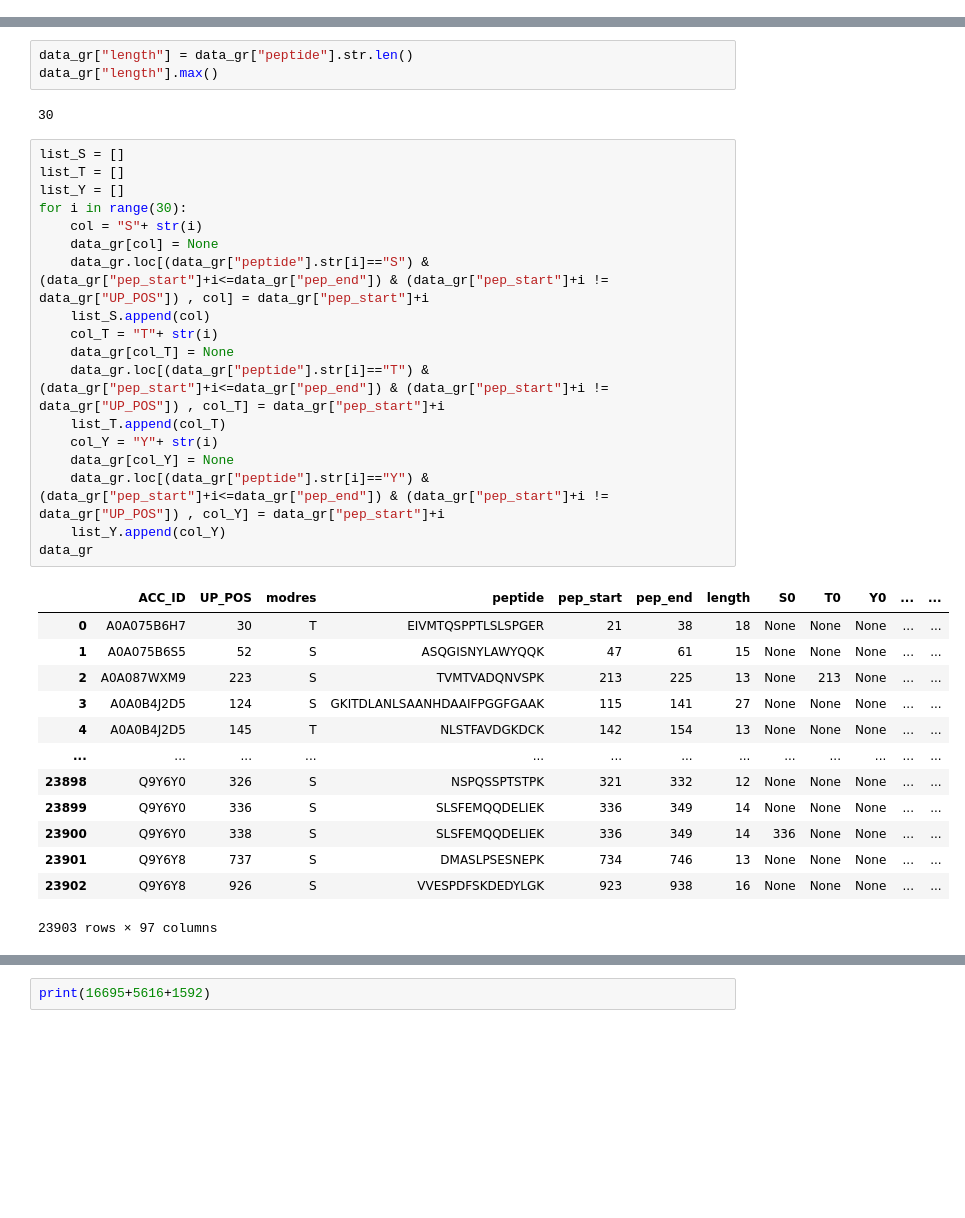
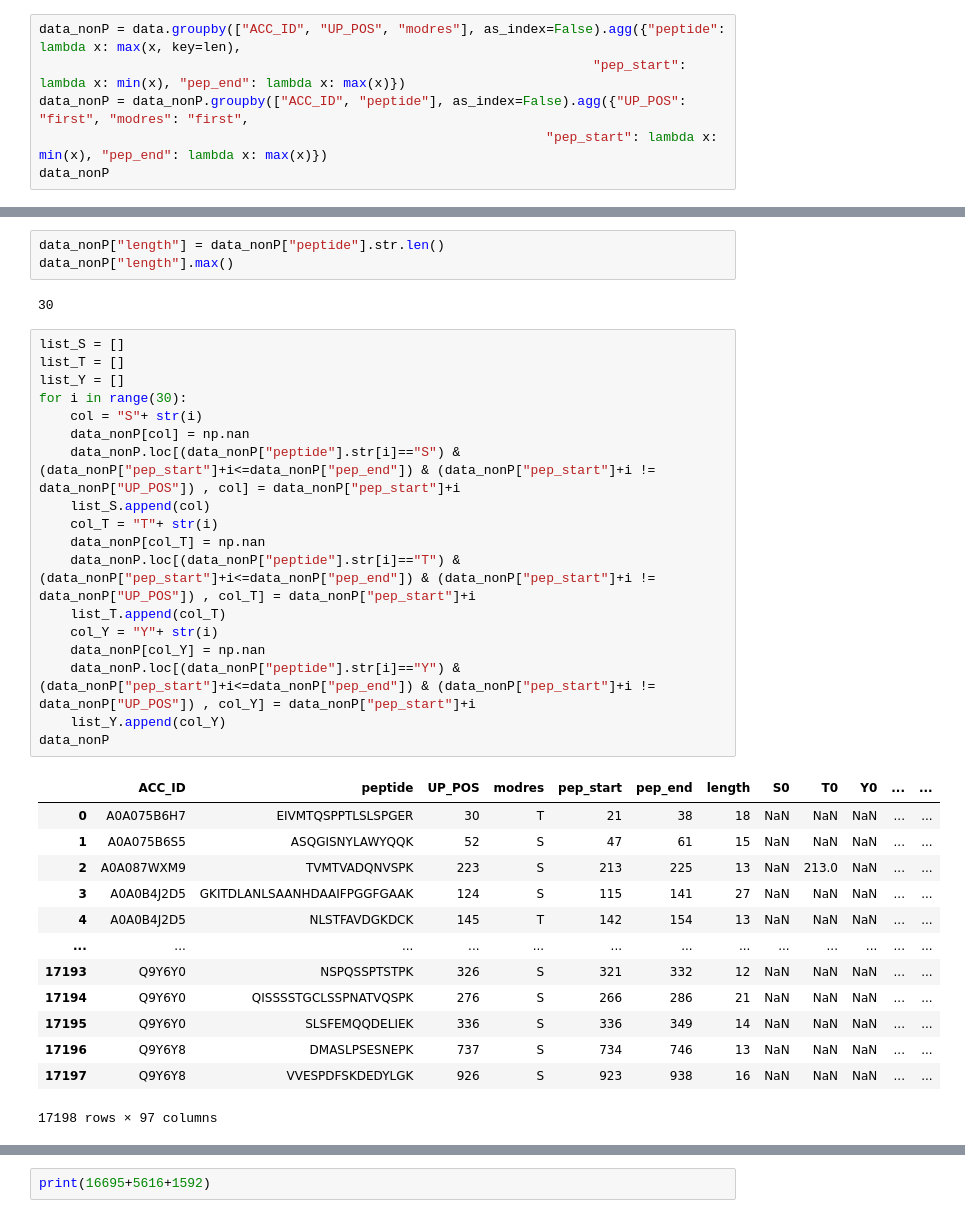
Before and after one commit to Hanne-Devos/Master_thesis, a Jupyter notebook: WP2/WP2 mutational analysis_TCGA.ipynb, the cells around one changed output, grey strips where cells are left out. Drawn from its saved outputs; the diff is of its cells as text; blank space fills up the shorter version.

```diff
--- a/WP2/WP2 mutational analysis_TCGA.ipynb
+++ b/WP2/WP2 mutational analysis_TCGA.ipynb
@@ -1350,0 +1350,6 @@ data_gr.head()
+# %%
+data_nonP = data.groupby(["ACC_ID", "UP_POS", "modres"], as_index=False).agg({"peptide": lambda x: max(x, key=len),
+                                                                       "pep_start": lambda x: min(x), "pep_end": lambda x: max(x)})
+data_nonP = data_nonP.groupby(["ACC_ID", "peptide"], as_index=False).agg({"UP_POS": "first", "modres": "first",
+                                                                 "pep_start": lambda x: min(x), "pep_end": lambda x: max(x)})
+data_nonP
@@ -1351,37 +1370,37 @@ data_gr.head()
 # %%
-data_gr["length"] = data_gr["peptide"].str.len()
-data_gr["length"].max()
+data_nonP["length"] = data_nonP["peptide"].str.len()
+data_nonP["length"].max()
 # %% [output]
 30
 # %%
 list_S = []
 list_T = []
 list_Y = []
 for i in range(30):
     col = "S"+ str(i)
-    data_gr[col] = None
-    data_gr.loc[(data_gr["peptide"].str[i]=="S") & (data_gr["pep_start"]+i<=data_gr["pep_end"]) & (data_gr["pep_start"]+i != data_gr["UP_POS"]) , col] = data_gr["pep_start"]+i
+    data_nonP[col] = np.nan
+    data_nonP.loc[(data_nonP["peptide"].str[i]=="S") & (data_nonP["pep_start"]+i<=data_nonP["pep_end"]) & (data_nonP["pep_start"]+i != data_nonP["UP_POS"]) , col] = data_nonP["pep_start"]+i
     list_S.append(col)
     col_T = "T"+ str(i)
-    data_gr[col_T] = None
-    data_gr.loc[(data_gr["peptide"].str[i]=="T") & (data_gr["pep_start"]+i<=data_gr["pep_end"]) & (data_gr["pep_start"]+i != data_gr["UP_POS"]) , col_T] = data_gr["pep_start"]+i
+    data_nonP[col_T] = np.nan
+    data_nonP.loc[(data_nonP["peptide"].str[i]=="T") & (data_nonP["pep_start"]+i<=data_nonP["pep_end"]) & (data_nonP["pep_start"]+i != data_nonP["UP_POS"]) , col_T] = data_nonP["pep_start"]+i
     list_T.append(col_T)
     col_Y = "Y"+ str(i)
-    data_gr[col_Y] = None
-    data_gr.loc[(data_gr["peptide"].str[i]=="Y") & (data_gr["pep_start"]+i<=data_gr["pep_end"]) & (data_gr["pep_start"]+i != data_gr["UP_POS"]) , col_Y] = data_gr["pep_start"]+i
+    data_nonP[col_Y] = np.nan
+    data_nonP.loc[(data_nonP["peptide"].str[i]=="Y") & (data_nonP["pep_start"]+i<=data_nonP["pep_end"]) & (data_nonP["pep_start"]+i != data_nonP["UP_POS"]) , col_Y] = data_nonP["pep_start"]+i
     list_Y.append(col_Y)
-data_gr
+data_nonP
 # %% [output]
-|  | ACC_ID | UP_POS | modres | peptide | pep_start | pep_end | length | S0 | T0 | Y0 | ... | ... |
-| 0 | A0A075B6H7 | 30 | T | EIVMTQSPPTLSLSPGER | 21 | 38 | 18 | None | None | None | ... | ... |
-| 1 | A0A075B6S5 | 52 | S | ASQGISNYLAWYQQK | 47 | 61 | 15 | None | None | None | ... | ... |
-| 2 | A0A087WXM9 | 223 | S | TVMTVADQNVSPK | 213 | 225 | 13 | None | 213 | None | ... | ... |
-| 3 | A0A0B4J2D5 | 124 | S | GKITDLANLSAANHDAAIFPGGFGAAK | 115 | 141 | 27 | None | None | None | ... | ... |
-| 4 | A0A0B4J2D5 | 145 | T | NLSTFAVDGKDCK | 142 | 154 | 13 | None | None | None | ... | ... |
+|  | ACC_ID | peptide | UP_POS | modres | pep_start | pep_end | length | S0 | T0 | Y0 | ... | ... |
+| 0 | A0A075B6H7 | EIVMTQSPPTLSLSPGER | 30 | T | 21 | 38 | 18 | NaN | NaN | NaN | ... | ... |
+| 1 | A0A075B6S5 | ASQGISNYLAWYQQK | 52 | S | 47 | 61 | 15 | NaN | NaN | NaN | ... | ... |
+| 2 | A0A087WXM9 | TVMTVADQNVSPK | 223 | S | 213 | 225 | 13 | NaN | 213.0 | NaN | ... | ... |
+| 3 | A0A0B4J2D5 | GKITDLANLSAANHDAAIFPGGFGAAK | 124 | S | 115 | 141 | 27 | NaN | NaN | NaN | ... | ... |
+| 4 | A0A0B4J2D5 | NLSTFAVDGKDCK | 145 | T | 142 | 154 | 13 | NaN | NaN | NaN | ... | ... |
 | ... | ... | ... | ... | ... | ... | ... | ... | ... | ... | ... | ... | ... |
-| 23898 | Q9Y6Y0 | 326 | S | NSPQSSPTSTPK | 321 | 332 | 12 | None | None | None | ... | ... |
-| 23899 | Q9Y6Y0 | 336 | S | SLSFEMQQDELIEK | 336 | 349 | 14 | None | None | None | ... | ... |
-| 23900 | Q9Y6Y0 | 338 | S | SLSFEMQQDELIEK | 336 | 349 | 14 | 336 | None | None | ... | ... |
-| 23901 | Q9Y6Y8 | 737 | S | DMASLPSESNEPK | 734 | 746 | 13 | None | None | None | ... | ... |
-| 23902 | Q9Y6Y8 | 926 | S | VVESPDFSKDEDYLGK | 923 | 938 | 16 | None | None | None | ... | ... |
+| 17193 | Q9Y6Y0 | NSPQSSPTSTPK | 326 | S | 321 | 332 | 12 | NaN | NaN | NaN | ... | ... |
+| 17194 | Q9Y6Y0 | QISSSSTGCLSSPNATVQSPK | 276 | S | 266 | 286 | 21 | NaN | NaN | NaN | ... | ... |
+| 17195 | Q9Y6Y0 | SLSFEMQQDELIEK | 336 | S | 336 | 349 | 14 | NaN | NaN | NaN | ... | ... |
+| 17196 | Q9Y6Y8 | DMASLPSESNEPK | 737 | S | 734 | 746 | 13 | NaN | NaN | NaN | ... | ... |
+| 17197 | Q9Y6Y8 | VVESPDFSKDEDYLGK | 926 | S | 923 | 938 | 16 | NaN | NaN | NaN | ... | ... |
-23903 rows × 97 columns
+17198 rows × 97 columns
```
Also changed, not shown: parts of 79 cells of this notebook.
